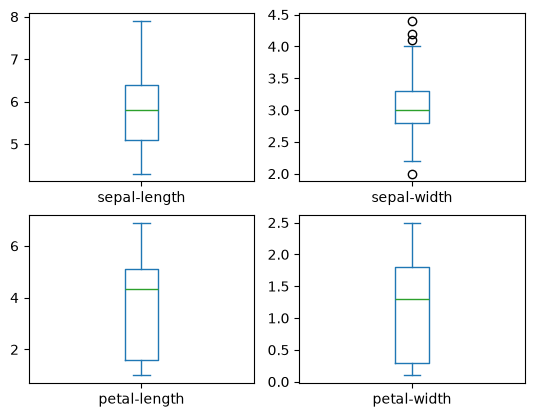
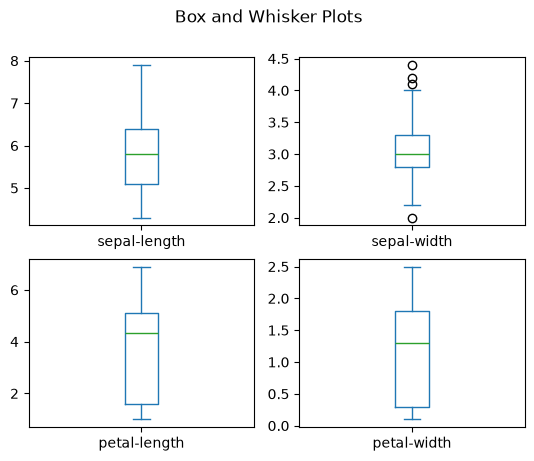
The change to this notebook cell's code, shown as a diff; its figure went from the first image to the second:
--- before
+++ after
@@ -1,11 +1,14 @@
 # box and whisker plots
 dataset.plot(kind='box', subplots=True, layout=(2,2), sharex=False, sharey=False)
+plt.suptitle("Box and Whisker Plots")
 plt.show()
 
 # histograms 
 dataset.hist()
+plt.suptitle("Histograms")
 plt.show()
 
 # scatter plot matrix
 scatter_matrix(dataset)
+plt.suptitle("Scatter Plot Matrix")
 plt.show()

Commit: added ai folder and ai generated ML notebook, env yml